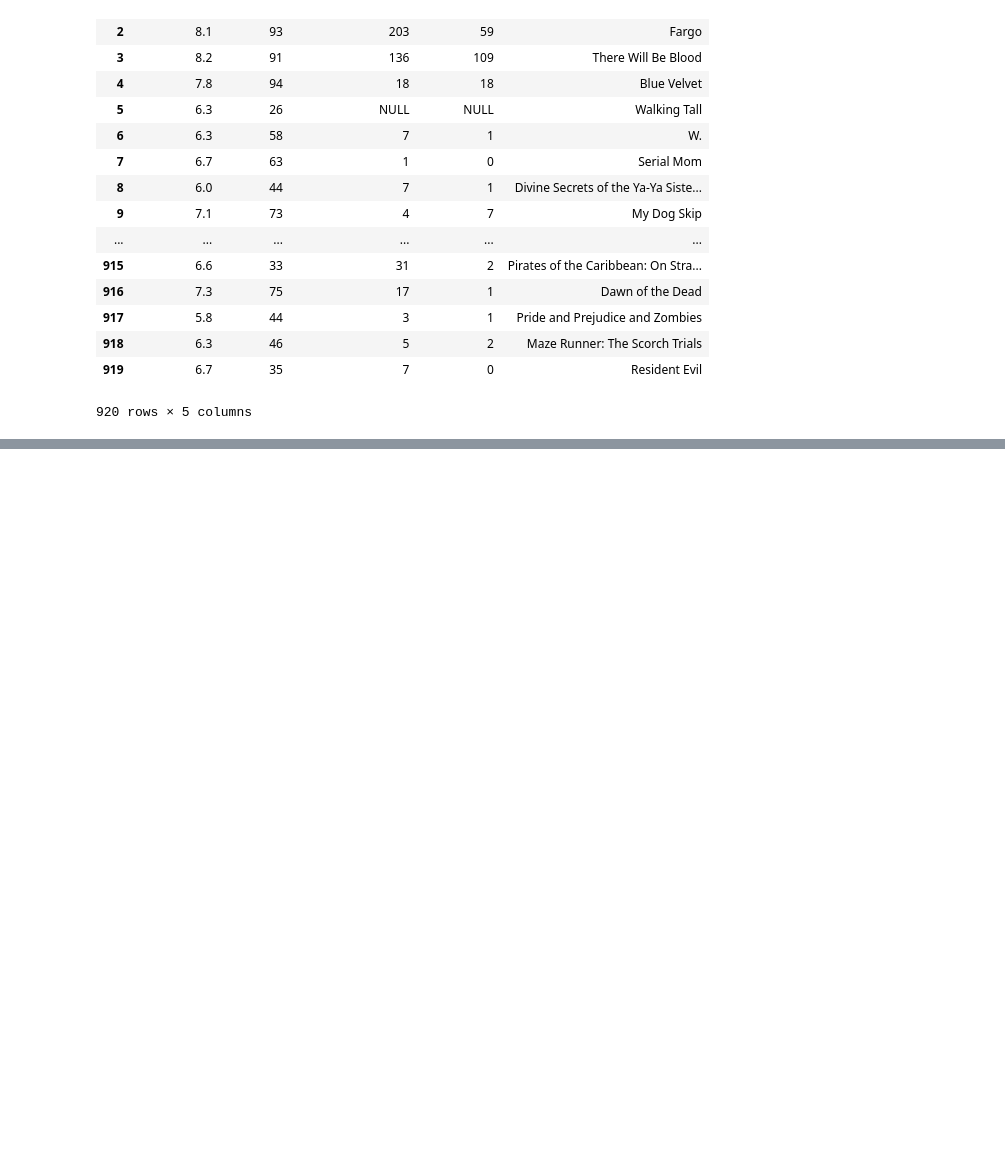
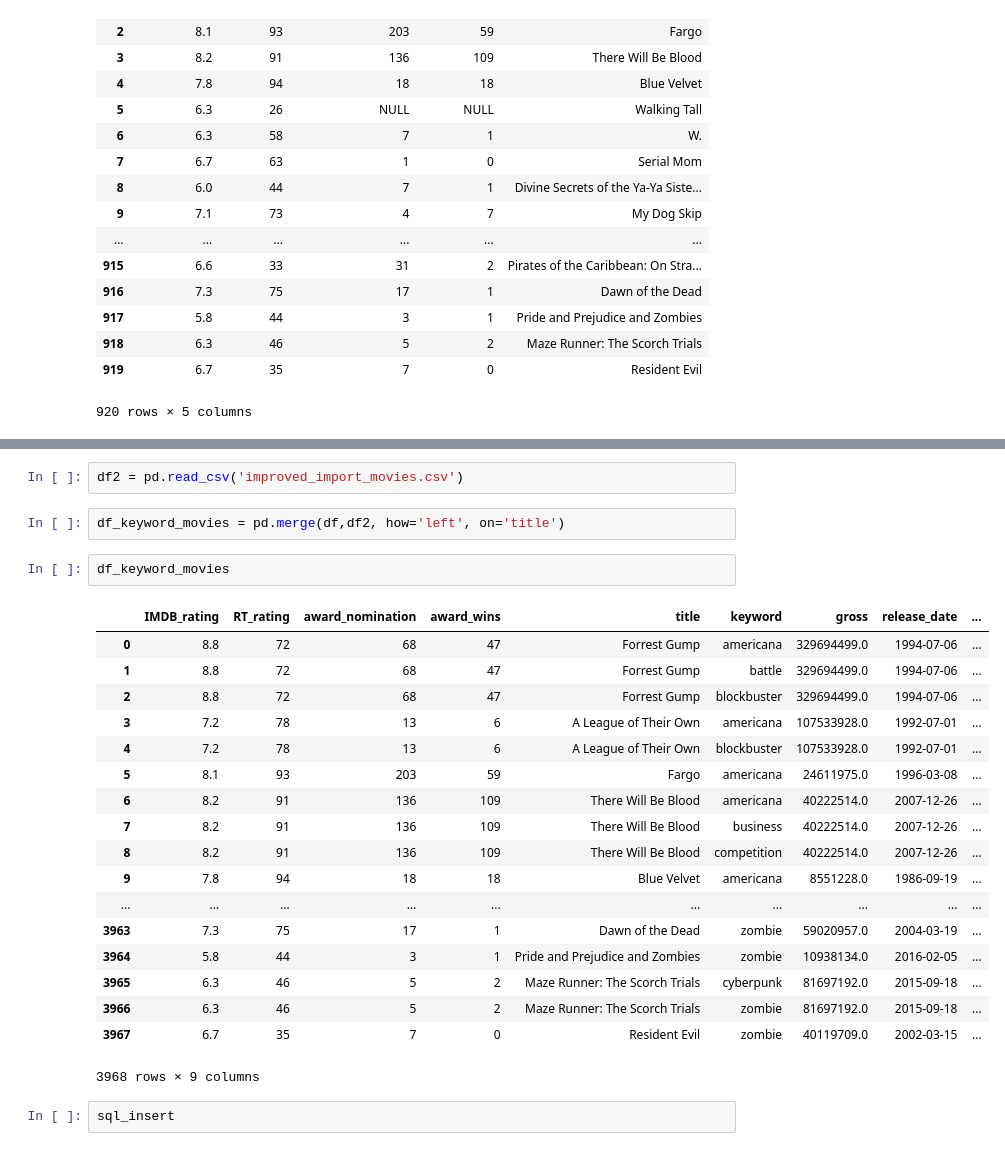
Before and after one commit to h-parker/movie-buzz, a Jupyter notebook: Movie Project.ipynb, the cells around one changed output, grey strips where cells are left out. Drawn from its saved outputs; the diff is of its cells as text; blank space fills up the shorter version.

Commit message:
merge dataframes for import

```diff
--- a/Movie Project.ipynb
+++ b/Movie Project.ipynb
@@ -464,0 +492,27 @@ df
+# %%
+df2 = pd.read_csv('improved_import_movies.csv')
+# %%
+df_keyword_movies = pd.merge(df,df2, how='left', on='title')
+# %%
+df_keyword_movies
+# %% [output]
+|  | IMDB_rating | RT_rating | award_nomination | award_wins | title | keyword | gross | release_date | ... |
+| 0 | 8.8 | 72 | 68 | 47 | Forrest Gump | americana | 329694499.0 | 1994-07-06 | ... |
+| 1 | 8.8 | 72 | 68 | 47 | Forrest Gump | battle | 329694499.0 | 1994-07-06 | ... |
+| 2 | 8.8 | 72 | 68 | 47 | Forrest Gump | blockbuster | 329694499.0 | 1994-07-06 | ... |
+| 3 | 7.2 | 78 | 13 | 6 | A League of Their Own | americana | 107533928.0 | 1992-07-01 | ... |
+| 4 | 7.2 | 78 | 13 | 6 | A League of Their Own | blockbuster | 107533928.0 | 1992-07-01 | ... |
+| 5 | 8.1 | 93 | 203 | 59 | Fargo | americana | 24611975.0 | 1996-03-08 | ... |
+| 6 | 8.2 | 91 | 136 | 109 | There Will Be Blood | americana | 40222514.0 | 2007-12-26 | ... |
+| 7 | 8.2 | 91 | 136 | 109 | There Will Be Blood | business | 40222514.0 | 2007-12-26 | ... |
+| 8 | 8.2 | 91 | 136 | 109 | There Will Be Blood | competition | 40222514.0 | 2007-12-26 | ... |
+| 9 | 7.8 | 94 | 18 | 18 | Blue Velvet | americana | 8551228.0 | 1986-09-19 | ... |
+| ... | ... | ... | ... | ... | ... | ... | ... | ... | ... |
+| 3963 | 7.3 | 75 | 17 | 1 | Dawn of the Dead | zombie | 59020957.0 | 2004-03-19 | ... |
+| 3964 | 5.8 | 44 | 3 | 1 | Pride and Prejudice and Zombies | zombie | 10938134.0 | 2016-02-05 | ... |
+| 3965 | 6.3 | 46 | 5 | 2 | Maze Runner: The Scorch Trials | cyberpunk | 81697192.0 | 2015-09-18 | ... |
+| 3966 | 6.3 | 46 | 5 | 2 | Maze Runner: The Scorch Trials | zombie | 81697192.0 | 2015-09-18 | ... |
+| 3967 | 6.7 | 35 | 7 | 0 | Resident Evil | zombie | 40119709.0 | 2002-03-15 | ... |
+3968 rows × 9 columns
+# %%
+sql_insert
```
Also changed, not shown: parts of 2 cells of this notebook.
